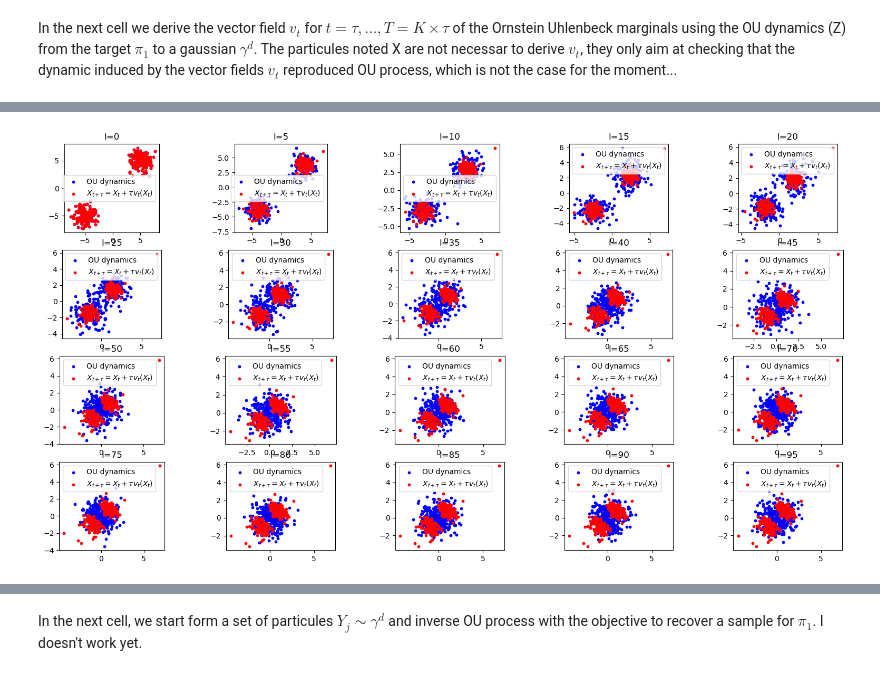
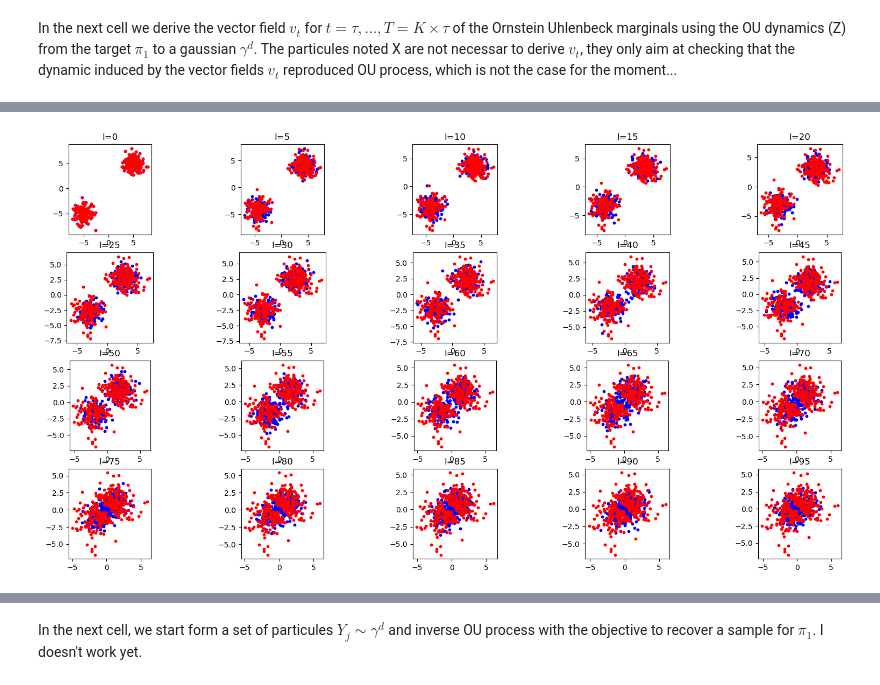
Before and after one commit to clementinechazal/kernel-path, a Jupyter notebook: ou_stein_path.ipynb, the cells around one changed output, grey strips where cells are left out. Cells and saved outputs as stored; diff of their text form; code cells hidden in the pictures.

```diff
--- a/ou_stein_path.ipynb
+++ b/ou_stein_path.ipynb
@@ -14,14 +14,20 @@ Mu = [-5*np.ones(2), 5*np.ones(2)]
 Sigma = [np.identity(2), np.identity(2)]
 p = [1/2, 1/2]
 
+# Mu = [-5*np.ones(2), 5*np.ones(2),np.array([-5,5]),np.array([5,-5])]
+# Sigma = [np.identity(2), np.identity(2),np.identity(2),np.identity(2)]
+# p = [1/4, 1/4,1/4,1/4]
+
 X1 =fc.mixt_gauss(Mu, Sigma, n, p)
+mask = (X1[:, 0] > 1) & (X1[:, 1] > 1)
+mask_inv = ~mask
 
-# Mu = [3 * np.ones(2)]
+# Mu = [ 3* np.ones(2)]
 # Sigma = [np.identity(d)]
 # p = [1]
 # X1 =fc.mixt_gauss(Mu, Sigma, n, p) # Samples from the target distribution pi_1, a mixture of 2 gaussians
 # %%
-sigma = 1
+sigma = 4
 k = lambda x,y : fc.k_gauss(x,y,sigma)
 dk = lambda x,y : fc.dk_gauss(x,y,sigma)
 ddk = lambda x,y : fc.ddk_gauss(x,y,sigma)
@@ -39,13 +45,16 @@ importlib.reload(fc)
 V = []
 N_iter = 100
 t1 = 0.1
-tau = 0.05
-lambd = 1e-3
+tau = 0.02
+lambd = 1e-4
 X = X1
 Z = X1
+Y = X1
 L1 = []
 L2 = []
-fig, axs = plt.subplots(nrows=2*N_iter//50, ncols=5, figsize=(20, 10))
+fig, axs = plt.subplots(nrows=2*N_iter//50, ncols=5, figsize=(20, N_iter//10))
+norm_V_H = []
+norm_V_2 = []
 
 xlim = (-4, 4)
 ylim = (-4, 4)
@@ -57,15 +66,30 @@ for l in range(N_iter):
         print('iter'+str(l))
         ll = l//5
         ax = axs[ll//5, ll%5]
-        Y = Z + tau*v(Z)
         #ax.scatter(Y[:, 0], Y[:, 1],color = "lightblue",s=10)
         ax.scatter(Z[:, 0], Z[:, 1],color = "blue", label = "OU dynamics",s=10)
-        ax.scatter(X[:, 0], X[:, 1],color = "red", label = r"$X_{t+\tau} = X_{t} + \tau v_t(X_{t})$",s=10)
+        ax.scatter(X[mask][:, 0], X[mask][:, 1],color = "red", label = r"$X_{t+\tau} = X_{t} + \tau v_t(X_{t})$",s=10)
+        ax.scatter(X[mask_inv][:, 0], X[mask_inv][:, 1],color = "red", label = r"$X_{t+\tau} = X_{t} + \tau v_t(X_{t})$",s=10)
         ax.set_title(f'l={l}')
         ax.set_aspect('equal')
         # ax.set_xlim(xlim)
         # ax.set_ylim(ylim)
-        ax.legend()
+    #     ax.legend()
+
+    # if l == 50:
+    #     sigma = 2 #sigma/1.1#np.sqrt(np.mean(np.linalg.norm(X[:,None,:]-X[None,:,:],axis=2)**2))
+    #     #print(sigma)
+    #     k = lambda x,y : fc.k_gauss(x,y,sigma)
+    #     dk = lambda x,y : fc.dk_gauss(x,y,sigma)
+    #     ddk = lambda x,y : fc.ddk_gauss(x,y,sigma)
+
+    # if l == 100:
+    #     sigma = 1.5 #sigma/1.1#np.sqrt(np.mean(np.linalg.norm(X[:,None,:]-X[None,:,:],axis=2)**2))
+    #     #print(sigma)
+    #     k = lambda x,y : fc.k_gauss(x,y,sigma)
+    #     dk = lambda x,y : fc.dk_gauss(x,y,sigma)
+    #     ddk = lambda x,y : fc.ddk_gauss(x,y,sigma)
+
 
 
     eps = np.random.randn(n, d)
@@ -76,15 +100,22 @@ for l in range(N_iter):
     Xi = fc.Xi(Z, eps, k, dk, ddk, t)
     phi = np.linalg.inv(1/n * Xi + lambd * np.identity(n)) @ psi
     score = -1 * eps / sigma_t
-    #M1 = lambda x : k(Z, x)[:, :, None] * score[:,np.newaxis,:] + dk(Z, x)
     M = lambda x : k(x,Z)[:,:,None] * score[None,:,:] + np.transpose(dk(Z,x), (1,0,2))
-    #v1 = lambda x : 1/n * np.sum(phi[:, np.newaxis, np.newaxis] * M1(x), axis=0)
-    v = lambda x : 1/n * np.sum(phi[None, :, None] * M(x), axis=1)
+    v =  lambda x : 1/n * np.sum(phi[None, :, None] * M(x), axis=1)
     V.append(v)
+    norm_V_H.append(np.sqrt(1/n**2 * phi.T @ Xi @ phi))
+    norm_V_2.append(np.linalg.norm(v(X)[0]))
+    print(np.sqrt(1/n**2 * phi.T @ Xi @ phi))
+    print(np.linalg.norm(v(X)[0]))
+    print()
 
     # L1.append(fc.Loss1(v,Z,Mu[0],phi,Xi,t,k,dk,sigma,lambd))
-    # L2.append(fc.Loss2(v,Z,eps,Mu[0],phi,Xi,psi,t,k,dk,sigma,lambd))
+    L2.append(fc.Loss2(v,Z,eps,Mu[0],phi,Xi,psi,t,k,dk,sigma,lambd))
 
-    X = X + tau * v(X)
+    if l == 0:
+        X = X + t1 * v(X) #ou tau + t1 ?
+    else:
+        X = X + tau * v(X)
+    Y = Z + tau * v(Z)
 # %% [output]
 iter0
@@ -110 +138 @@ iter95
-[figure, old version]
+[figure, new version]
```
Also changed, not shown: parts of 8 cells of this notebook.
